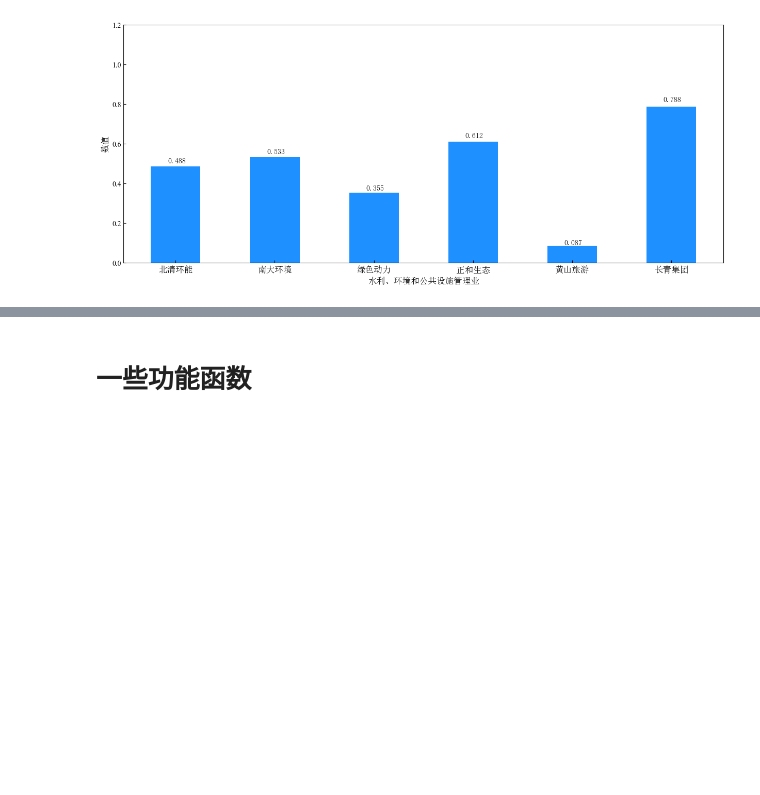
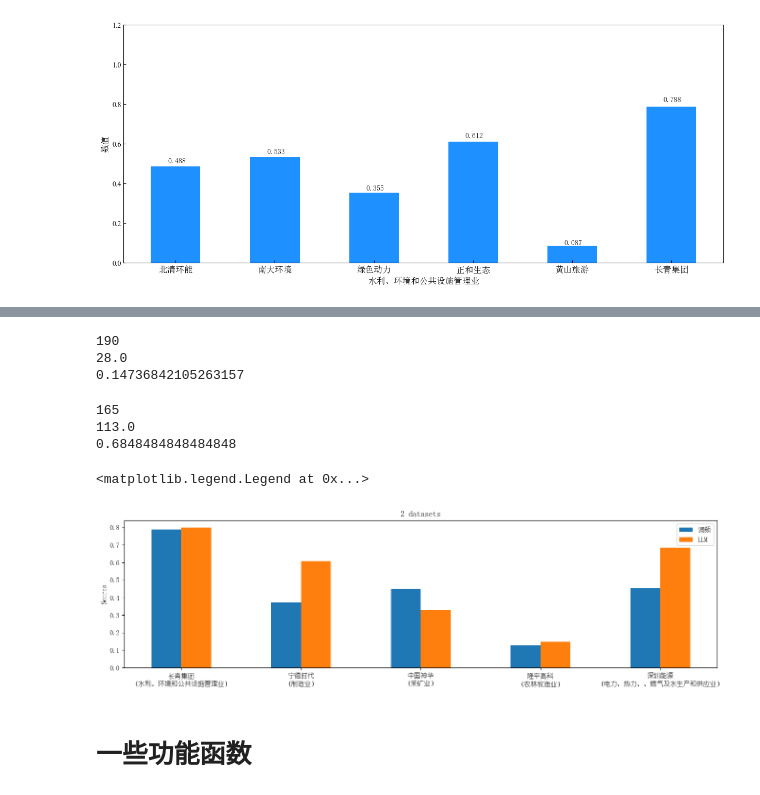
Before and after one commit to songqiang321/Data-Crawler-and-Text-Analysis, a Jupyter notebook: Text_Analysis.ipynb, the cells around one changed output, grey strips where cells are left out. Drawn from its saved outputs; the diff is of its cells as text; code cells hidden in the pictures; blank space fills up the shorter version.

```diff
--- a/Text_Analysis.ipynb
+++ b/Text_Analysis.ipynb
@@ -204,3 +356,70 @@ plt.show()
+# %%
+text_name = file_path.replace('.txt','')+'_clear.txt'
+text = []
+count = 0.0
+
+with open(text_name, 'r') as f:
+    text = [k.strip() for k in f.readlines()]
+
+for sentence in text:
+    judge = model_compute(sentence)
+    if judge == 'yes':
+        count += 1
+
+print(len(text))
+print(count)
+print(count/len(text))
+# %% [output]
+190
+28.0
+0.14736842105263157
+# %%
+text_name = file_path.replace('.txt','')+'_clear.txt'
+text = []
+count = 0.0
+
+with open(text_name, 'r') as f:
+    text = [k.strip() for k in f.readlines()]
+
+for sentence in text:
+    judge = model_compute(sentence)
+    if judge == 'yes':
+        count += 1
+
+print(len(text))
+print(count)
+print(count/len(text))
+# %% [output]
+165
+113.0
+0.6848484848484848
+# %%
+import matplotlib.pyplot as plt
+import matplotlib
+matplotlib.rc("font",family='YouYuan')
+import numpy as np
+
+first = [0.788, 0.372, 0.449, 0.127, 0.452]
+second = [0.8, 0.607, 0.329, 0.147, 0.685]
+labels = ['长青集团\n（水利、环境和公共设施管理业）', '宁德时代\n（制造业）', '中国神华\n（采矿业）','隆平高科\n（农林牧渔业）', '深圳能源\n（电力、热力、、燃气及水生产和供应业）']
+
+# 两组数据
+#plt.subplot(131)
+plt.figure(figsize=(16,4))
+x = np.arange(len(labels))  # x轴刻度标签位置
+width = 0.25  # 柱子的宽度
+# 计算每个柱子在x轴上的位置，保证x轴刻度标签居中
+# x - width/2，x + width/2即每组数据在x轴上的位置
+plt.bar(x - width/2, first, width, label='词频')
+plt.bar(x + width/2, second, width, label='LLM')
+plt.ylabel('Scores')
+plt.title('2 datasets')
+# x轴刻度标签位置不进行计算
+plt.xticks(x, labels=labels)
+plt.legend()
+# %% [output]
+<matplotlib.legend.Legend at 0x...>
+[figure, added]
 # %% [markdown]
 # 一些功能函数
 # %% [markdown]
```
Also changed, not shown: parts of 14 cells of this notebook, 23 other files.
